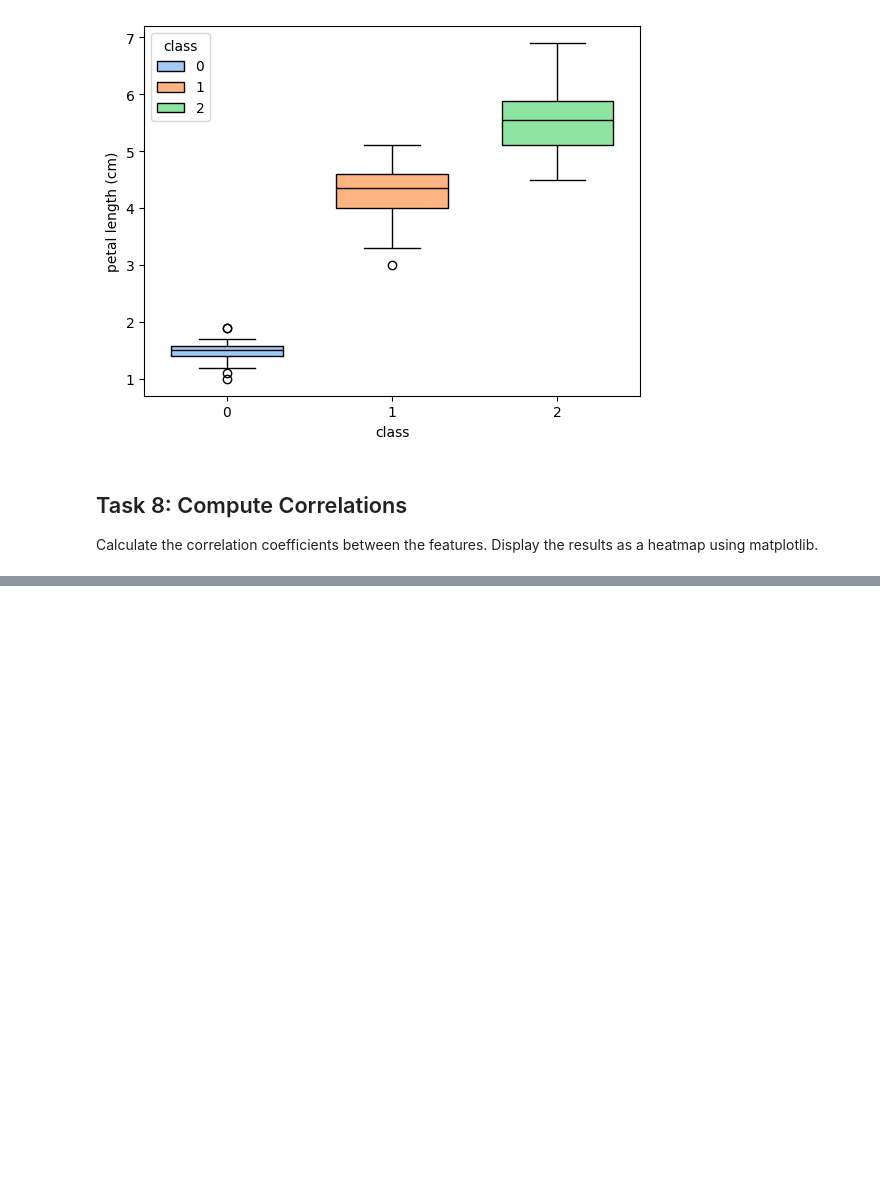
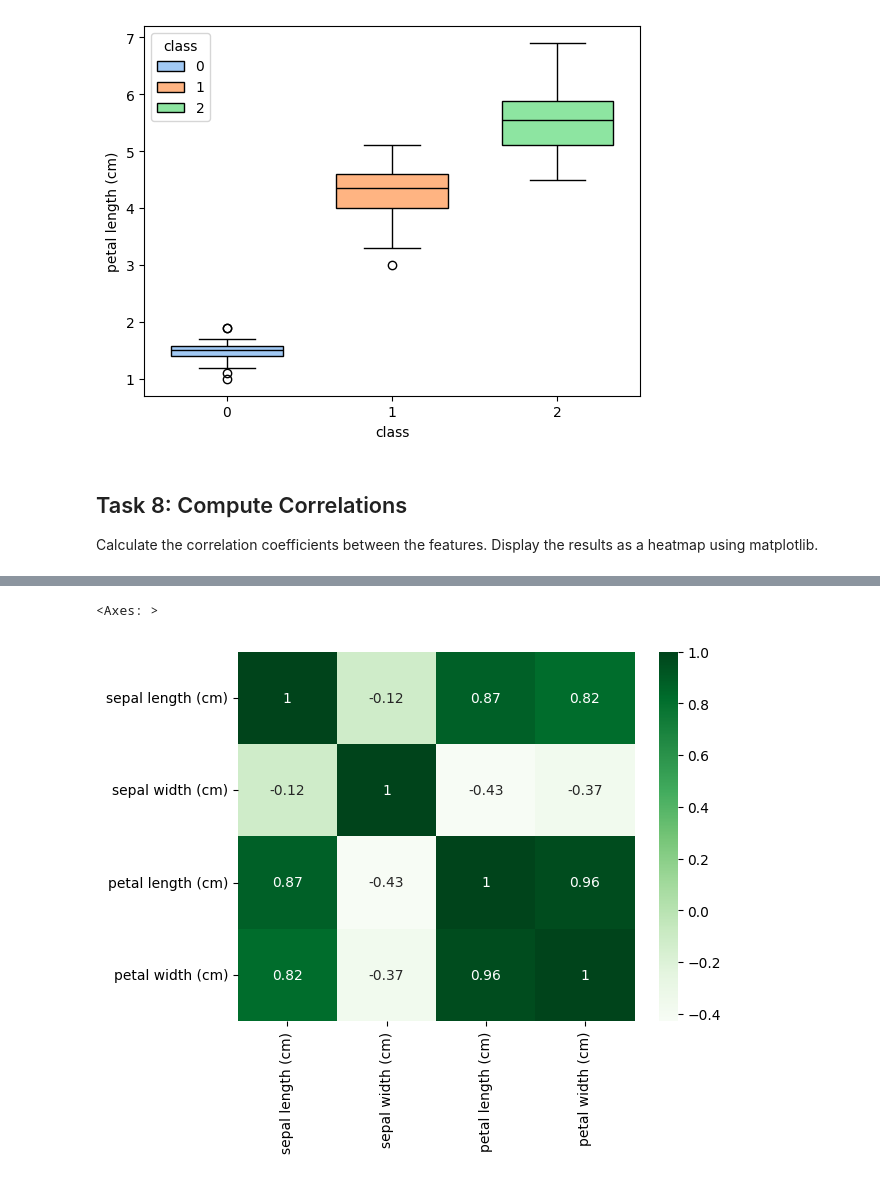
Before and after one commit to quyenphanlyons/data_analytics, a Jupyter notebook: tasks.ipynb, the cells around one changed output, grey strips where cells are left out. Drawn from its saved outputs; the diff is of its cells as text; code cells hidden in the pictures; blank space fills up the shorter version.

```diff
--- a/tasks.ipynb
+++ b/tasks.ipynb
@@ -284,0 +270,8 @@ petal width (cm)           1.000000
+# %%
+# Create the correlation matrix named 'cor' using the function corr.
+# In the table iris_array, only 4 features are selected
+# We can use function round() to round the output to 2 decimals
+cor = round(iris_array[['sepal length (cm)','sepal width (cm)','petal length (cm)','petal width (cm)']].corr(),2)
+
+# Display the correlation matrix
+print(cor)
@@ -284,0 +290,8 @@ petal width (cm)           1.000000
+# %%
+# To visualise the correlation between variables, we can use heatmap
+# seaborn.heatmap(data, *, vmin=None, vmax=None, cmap=None, center=None, robust=False, annot=None, fmt='.2g', annot_kws=None, linewidths=0, linecolor='white', cbar=True, cbar_kws=None, cbar_ax=None, square=False, xticklabels='auto', yticklabels='auto', mask=None, ax=None, **kwargs)
+
+sns.heatmap(cor, cmap="Greens", annot=True)
+# %% [output]
+<Axes: >
+[figure, added]
```
Also changed, not shown: parts of 2 cells of this notebook.
